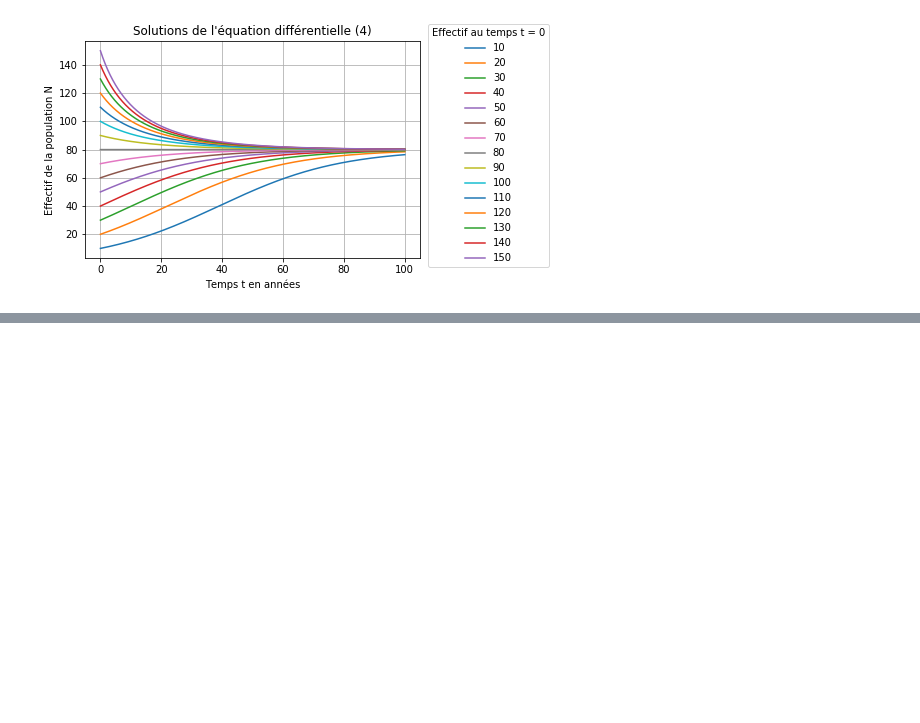
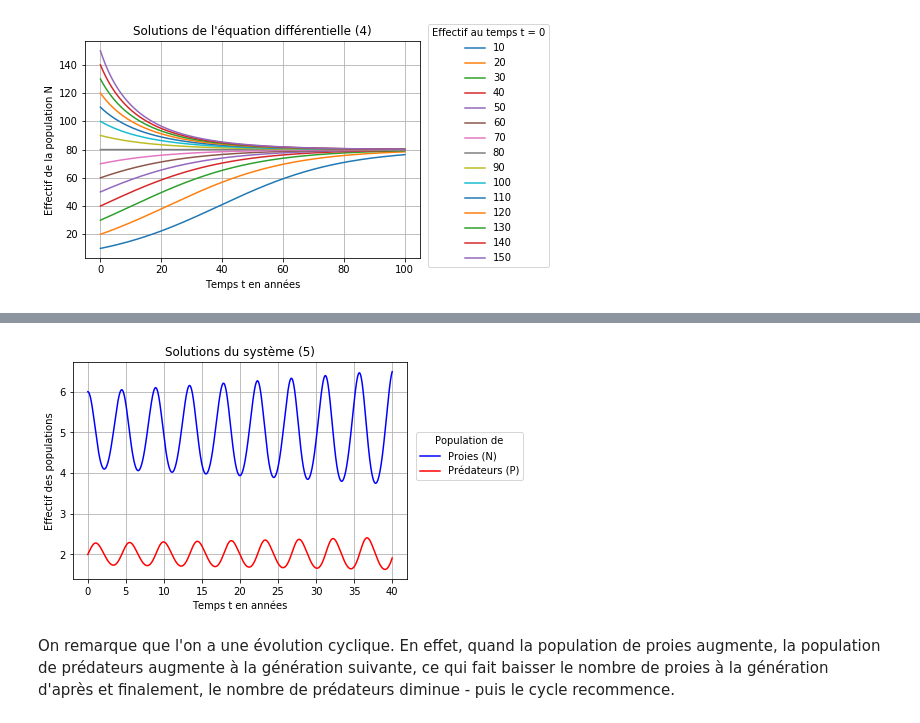
Before and after one commit to nvitto/PCBSproject, a Jupyter notebook: Notebook.ipynb, the cells around one changed output, grey strips where cells are left out. Saved outputs shown, nothing was run; the diff lists cells and outputs as text; code cells hidden in the pictures; blank space fills up the shorter version.

```diff
--- a/Notebook.ipynb
+++ b/Notebook.ipynb
@@ -124,6 +120,7 @@ import numpy as np
 
 # On définit F telle que F(N(t), t) = N'(t)
 def F(N, t):
+    """Fonction de l'équation (2)"""
     return 0.1 * N
 
 n = 4000             # Le nombre de points pour lesquels on calcule l'image par N
@@ -171,6 +168,7 @@ import numpy as np
 
 # On définit F telle que F(N(t), t) = N'(t)
 def F(N, t):
+    """Fonction de l'équation (2)"""
     return 0.1 * N
 
 n = 4000             # Le nombre de points pour lesquels on calcule l'image par N
@@ -227,6 +225,7 @@ for c in [-0.5, -0.1, 0, 0.1, 0.5]:
 
     # On définit F telle que F(N(t), t) = N'(t)
     def F(N, t):
+        """Fonction de l'équation (3)"""
         return c * N
 
     n = 4000             # Le nombre de points pour lesquels on calcule l'image par N
@@ -263,6 +262,7 @@ for c in [-0.5, -0.1, 0, 0.1, 0.5]:
 
     # On définit F telle que F(N(t), t) = N'(t)
     def F(N, t):
+        """Fonction de l'équation (3)"""
         return c * N
 
     n = 300              # Le nombre de points pour lesquels on calcule l'image par N
@@ -320,11 +320,12 @@ import numpy as np
 
 # On définit F telle que F(N(t), t) = N'(t)
 def F(N, t):
+    """Fonction de l'équation (4)"""
     return (0.05 * N) * (1 - (N / 80))
 
 n = 10000             # Le nombre de points pour lesquels on calcule l'image par N
-dt =  0.01           # La taille de l'intervalle entre deux points
-t_0 = 0              # La condition initiale
+dt =  0.01            # La taille de l'intervalle entre deux points
+t_0 = 0               # La condition initiale
 
 
 # On fait une boucle avec le nombre initial d'individus : ici on affiche les solutions pour N(0) = 10, 20, ... , 150
@@ -356,0 +385,46 @@ On remarque que l'effectif de la population converge vers $K$ - c'est pourquoi o
+# %%
+##### Résolution du système (5) entre t = 0 et t = 40
+
+import matplotlib.pyplot as plt
+import numpy as np
+
+# On définit F telle que F(N(t), P(t), t) = (N'(t), P'(t))
+def F(N, P, t):
+    """Fonction de l'équation (5)"""
+    return [(2 * N) - (1 * N * P),        # La première ligne du système
+            (0.2 * N * P) - (1 * P)]      # La seconde ligne du système
+
+n = 4000                                  # Le nombre de points pour lesquels on calcule l'image par N et P
+dt =  0.01                                # La taille de l'intervalle entre deux points
+t_0, N_0, P_0 = 0, 6, 2                   # La condition initiale
+
+# On choisit les valeurs de t pour lesquelles on calcule N et P
+t = np.array([t_0 + k * dt for k in range(n)])
+
+# On calcule N et P pour ces valeurs de t
+N_list = [N_0]
+P_list = [P_0]
+
+for i in range(1,n):
+    N_list.append(N_list[-1] + dt * F(N_list[-1], P_list[-1], t[i-1])[0])
+    P_list.append(P_list[-1] + dt * F(N_list[-2], P_list[-1], t[i-1])[1])
+N = np.array(N_list)
+P = np.array(P_list)
+
+# On trace la courbe de la solution pour N
+plt.plot(t, N, color="blue", label="Proies (N)")
+
+# On trace la courbe de la solution pour P
+plt.plot(t, P, color="red", label="Prédateurs (P)")
+
+# On affiche la représentation graphique des solutions
+plt.title("Solutions du système (5)")
+plt.xlabel("Temps t en années")
+plt.ylabel ("Effectif des populations")
+plt.legend(title = "Population de", loc='upper right', bbox_to_anchor=(1.36, 0.7))
+plt.grid()
+plt.show()
+# %% [output]
+[figure, added]
+# %% [markdown]
+On remarque que l'on a une évolution cyclique. En effet, quand la population de proies augmente, la population de prédateurs augmente à la génération suivante, ce qui fait baisser le nombre de proies à la génération d'après et finalement, le nombre de prédateurs diminue - puis le cycle recommence.
```
Also changed, not shown: parts of 13 cells of this notebook.
